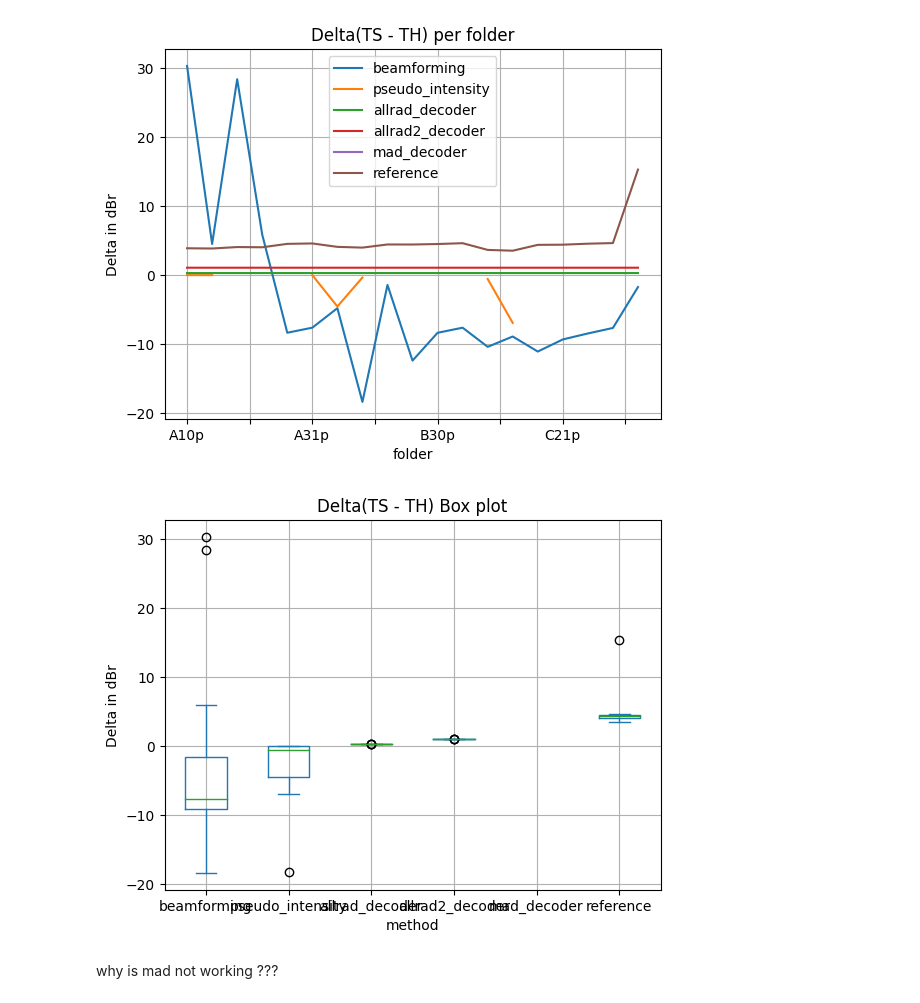
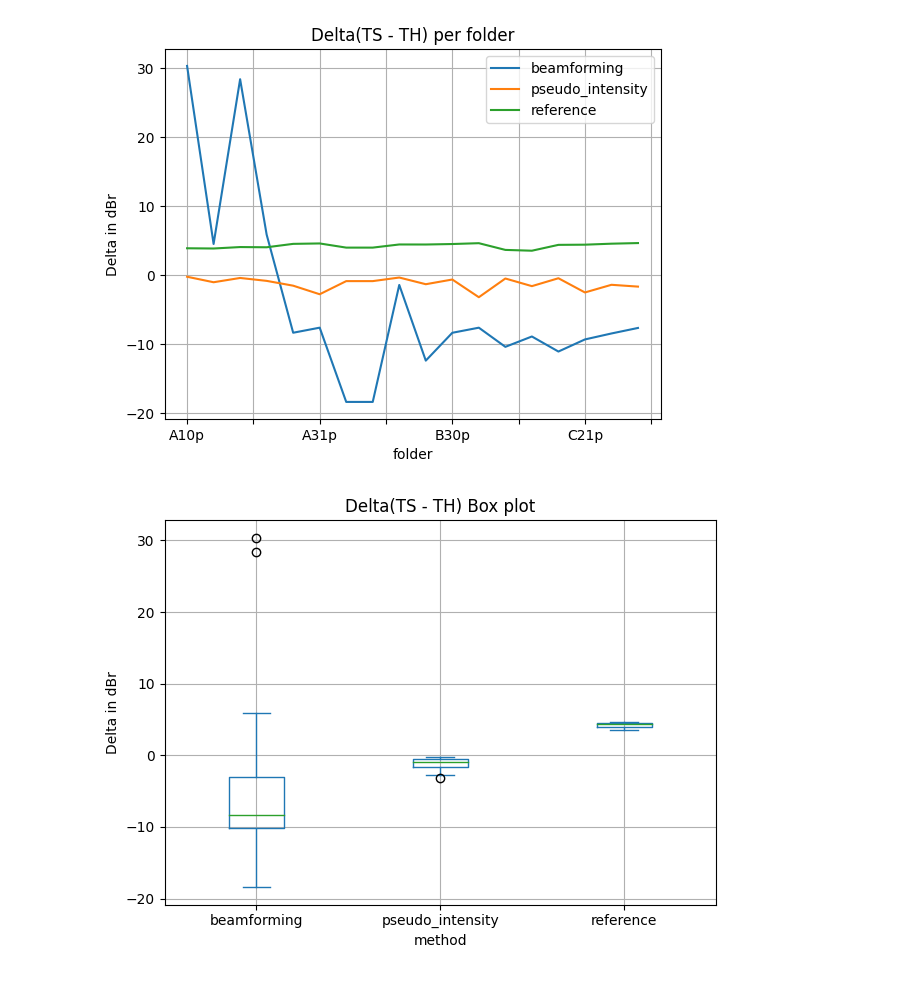
Before and after one commit to Floloffel/VAR-Project, a Jupyter notebook: Code/method_comparison.ipynb, the cells around one changed output. Saved outputs shown, nothing was run; the diff lists cells and outputs as text; code cells hidden in the pictures.

```diff
--- a/Code/method_comparison.ipynb
+++ b/Code/method_comparison.ipynb
@@ -14,8 +14,10 @@ folders = sorted(os.listdir(in_dir))
 
 # remove hidden folders
 folders = [folder for folder in folders if '.' not in folder]
+folders.pop(-1)
 
-methods = ["beamforming", "pseudo_intensity", "allrad_decoder", "allrad2_decoder", "mad_decoder", "reference"]
+#methods = ["beamforming", "pseudo_intensity", "allrad_decoder", "allrad2_decoder", "mad_decoder", "reference"]
+methods = ["beamforming", "pseudo_intensity", "reference"]
 
 # create empty Dataframes to store results in
 TS_results = pd.DataFrame()
@@ -211,6 +114,7 @@ plt.title('Delta(TS - TH) Box plot')
 plt.xlabel('method')
 plt.ylabel('Delta in dBr')
 plt.grid()
+plt.tight_layout()
 plt.savefig('../out/Delta_boxplot.png')
 plt.show()
 # %% [output]
@@ -219,4 +123,2 @@ plt.show()
-[figure, old version]
+[figure, new version]
-[figure, old version]
+[figure, new version]
-# %% [markdown]
-why is mad not working ???
```
Also changed, not shown: parts of 2 cells of this notebook, 2 other files.
